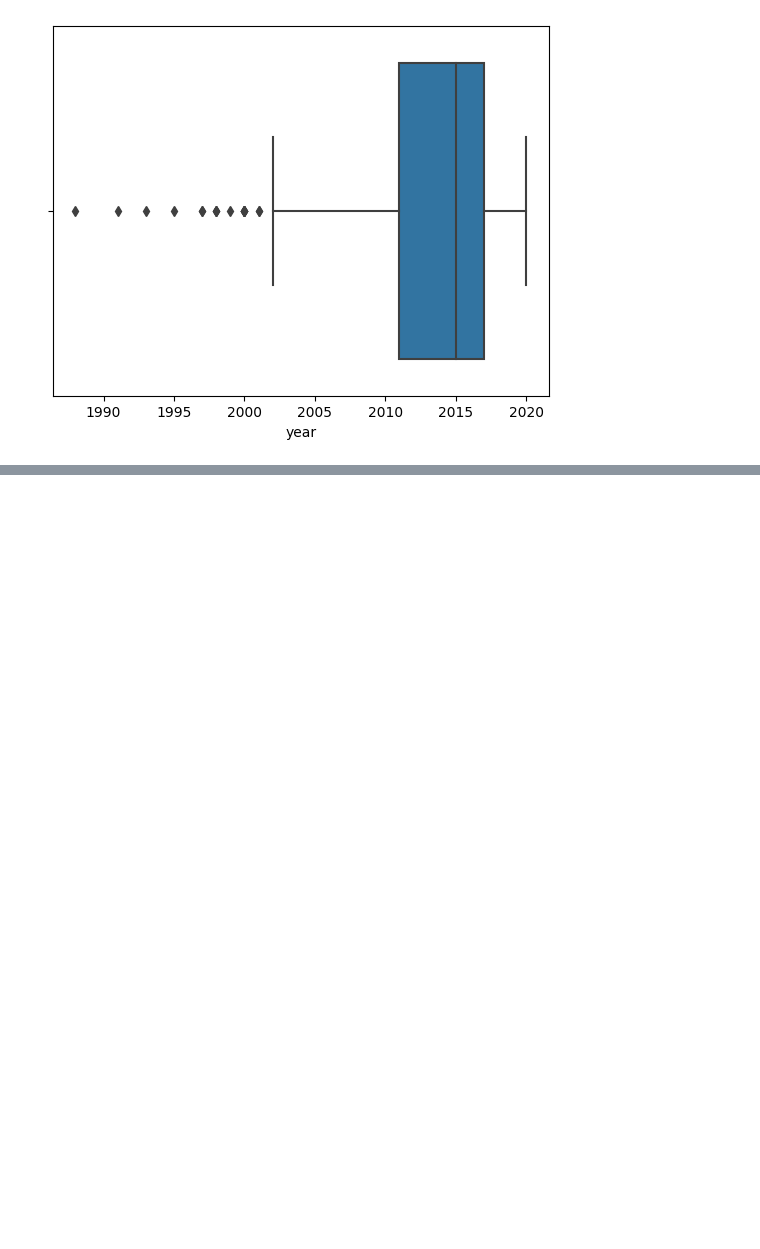
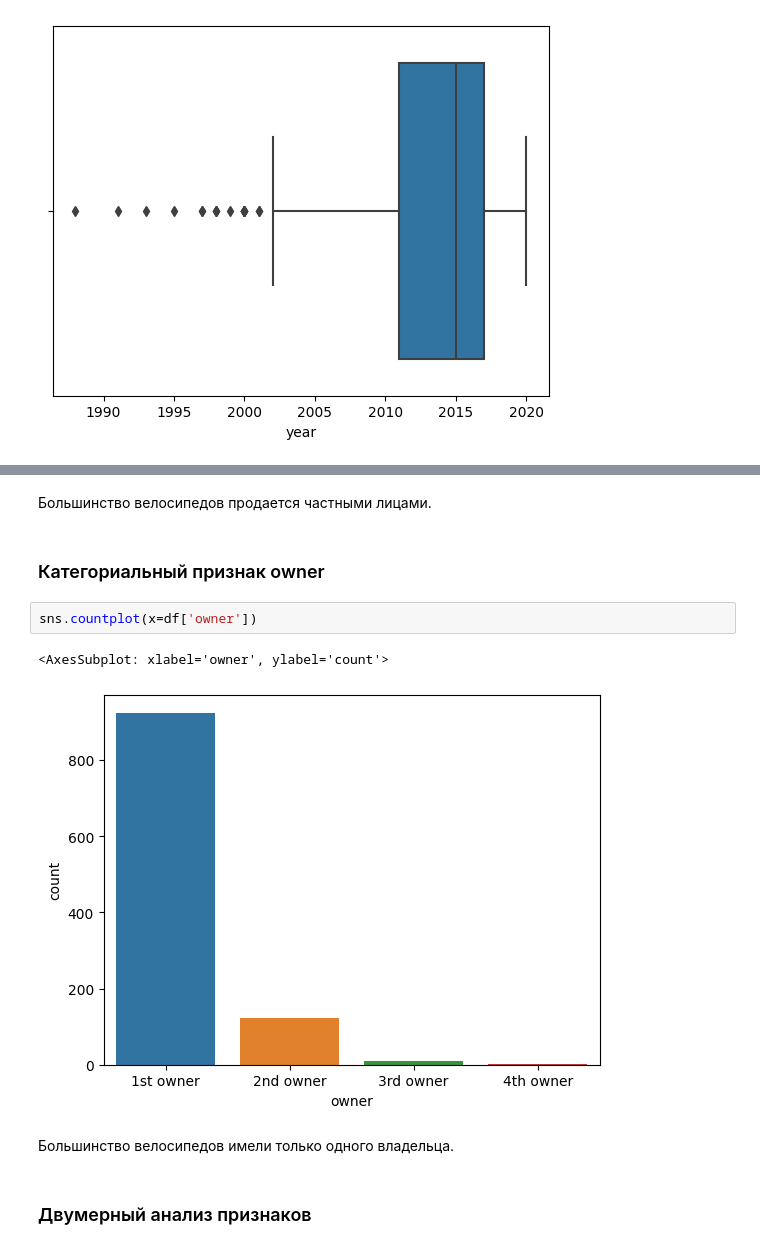
Before and after one commit to katevi/Introduction-to-ML, a Jupyter notebook: eda_bike.ipynb, the cells around one changed output, grey strips where cells are left out. Cells and saved outputs as stored; diff of their text form; blank space fills up the shorter version.

```diff
--- a/eda_bike.ipynb
+++ b/eda_bike.ipynb
@@ -575,0 +207,13 @@ plt.show()
+# %% [markdown]
+Большинство велосипедов продается частными лицами.
+# %% [markdown]
+### Категориальный признак owner
+# %%
+sns.countplot(x=df['owner'])
+# %% [output]
+<AxesSubplot: xlabel='owner', ylabel='count'>
+[figure, added]
+# %% [markdown]
+Большинство велосипедов имели только одного владельца.
+# %% [markdown]
+### Двумерный анализ признаков
```
Also changed, not shown: parts of 95 cells of this notebook.
